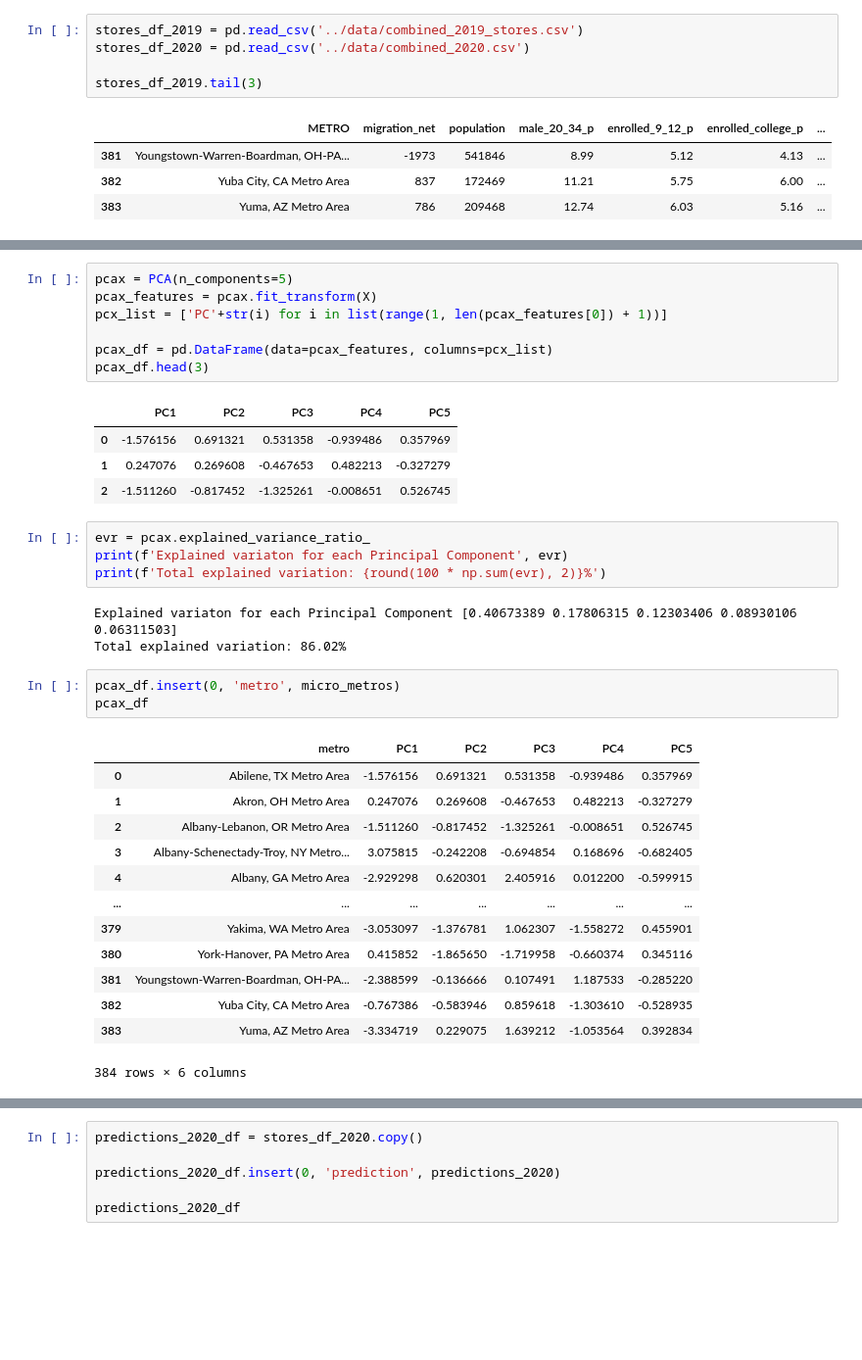
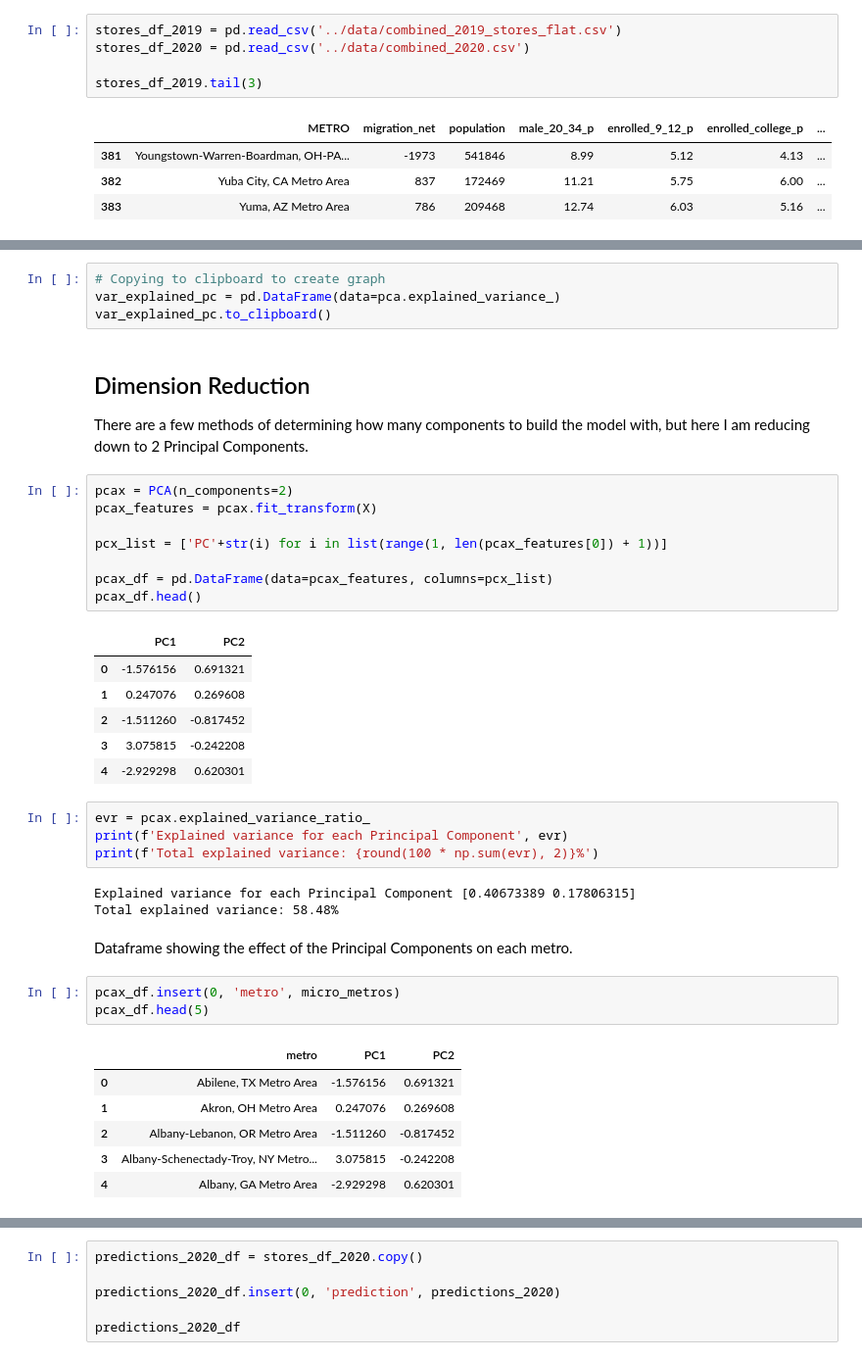
Before and after one commit to voxxtelum/microcenter-study, a Jupyter notebook: jupyter/MC.ipynb, the cells around one changed output, grey strips where cells are left out. Shown at 98% size. Drawn from its saved outputs; the diff is of its cells as text; blank space fills up the shorter version.

```diff
--- a/jupyter/MC.ipynb
+++ b/jupyter/MC.ipynb
@@ -14,5 +14,5 @@ from sklearn.preprocessing import StandardScaler
 # %%
-stores_df_2019 = pd.read_csv('../data/combined_2019_stores.csv')
+stores_df_2019 = pd.read_csv('../data/combined_2019_stores_flat.csv')
 stores_df_2020 = pd.read_csv('../data/combined_2020.csv')
 
 stores_df_2019.tail(3)
@@ -140,36 +157,42 @@ plt.show()
+# %%
+# Copying to clipboard to create graph
+var_explained_pc = pd.DataFrame(data=pca.explained_variance_)
+var_explained_pc.to_clipboard()
+# %% [markdown]
+## Dimension Reduction
+
+There are a few methods of determining how many components to build the model with, but here I am reducing down to 2 Principal Components.
 # %%
-pcax = PCA(n_components=5)
+pcax = PCA(n_components=2)
 pcax_features = pcax.fit_transform(X)
+
 pcx_list = ['PC'+str(i) for i in list(range(1, len(pcax_features[0]) + 1))]
 
 pcax_df = pd.DataFrame(data=pcax_features, columns=pcx_list)
-pcax_df.head(3)
+pcax_df.head()
 # %% [output]
-|  | PC1 | PC2 | PC3 | PC4 | PC5 |
-| 0 | -1.576156 | 0.691321 | 0.531358 | -0.939486 | 0.357969 |
-| 1 | 0.247076 | 0.269608 | -0.467653 | 0.482213 | -0.327279 |
-| 2 | -1.511260 | -0.817452 | -1.325261 | -0.008651 | 0.526745 |
+|  | PC1 | PC2 |
+| 0 | -1.576156 | 0.691321 |
+| 1 | 0.247076 | 0.269608 |
+| 2 | -1.511260 | -0.817452 |
+| 3 | 3.075815 | -0.242208 |
+| 4 | -2.929298 | 0.620301 |
 # %%
 evr = pcax.explained_variance_ratio_
-print(f'Explained variaton for each Principal Component', evr)
-print(f'Total explained variation: {round(100 * np.sum(evr), 2)}%')
+print(f'Explained variance for each Principal Component', evr)
+print(f'Total explained variance: {round(100 * np.sum(evr), 2)}%')
 # %% [output]
-Explained variaton for each Principal Component [0.40673389 0.17806315 0.12303406 0.08930106 0.06311503]
-Total explained variation: 86.02%
+Explained variance for each Principal Component [0.40673389 0.17806315]
+Total explained variance: 58.48%
+# %% [markdown]
+Dataframe showing the effect of the Principal Components on each metro.
 # %%
 pcax_df.insert(0, 'metro', micro_metros)
-pcax_df
+pcax_df.head(5)
 # %% [output]
-|  | metro | PC1 | PC2 | PC3 | PC4 | PC5 |
-| 0 | Abilene, TX Metro Area | -1.576156 | 0.691321 | 0.531358 | -0.939486 | 0.357969 |
-| 1 | Akron, OH Metro Area | 0.247076 | 0.269608 | -0.467653 | 0.482213 | -0.327279 |
-| 2 | Albany-Lebanon, OR Metro Area | -1.511260 | -0.817452 | -1.325261 | -0.008651 | 0.526745 |
-| 3 | Albany-Schenectady-Troy, NY Metro... | 3.075815 | -0.242208 | -0.694854 | 0.168696 | -0.682405 |
-| 4 | Albany, GA Metro Area | -2.929298 | 0.620301 | 2.405916 | 0.012200 | -0.599915 |
-| ... | ... | ... | ... | ... | ... | ... |
-| 379 | Yakima, WA Metro Area | -3.053097 | -1.376781 | 1.062307 | -1.558272 | 0.455901 |
-| 380 | York-Hanover, PA Metro Area | 0.415852 | -1.865650 | -1.719958 | -0.660374 | 0.345116 |
-| 381 | Youngstown-Warren-Boardman, OH-PA... | -2.388599 | -0.136666 | 0.107491 | 1.187533 | -0.285220 |
-| 382 | Yuba City, CA Metro Area | -0.767386 | -0.583946 | 0.859618 | -1.303610 | -0.528935 |
-| 383 | Yuma, AZ Metro Area | -3.334719 | 0.229075 | 1.639212 | -1.053564 | 0.392834 |
+|  | metro | PC1 | PC2 |
+| 0 | Abilene, TX Metro Area | -1.576156 | 0.691321 |
+| 1 | Akron, OH Metro Area | 0.247076 | 0.269608 |
+| 2 | Albany-Lebanon, OR Metro Area | -1.511260 | -0.817452 |
+| 3 | Albany-Schenectady-Troy, NY Metro... | 3.075815 | -0.242208 |
+| 4 | Albany, GA Metro Area | -2.929298 | 0.620301 |
-384 rows × 6 columns
```
Also changed, not shown: parts of 30 cells of this notebook, 3 other files.
